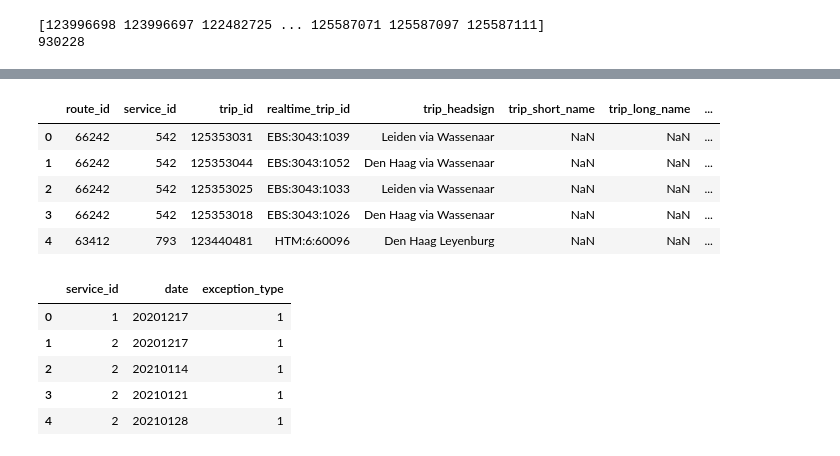
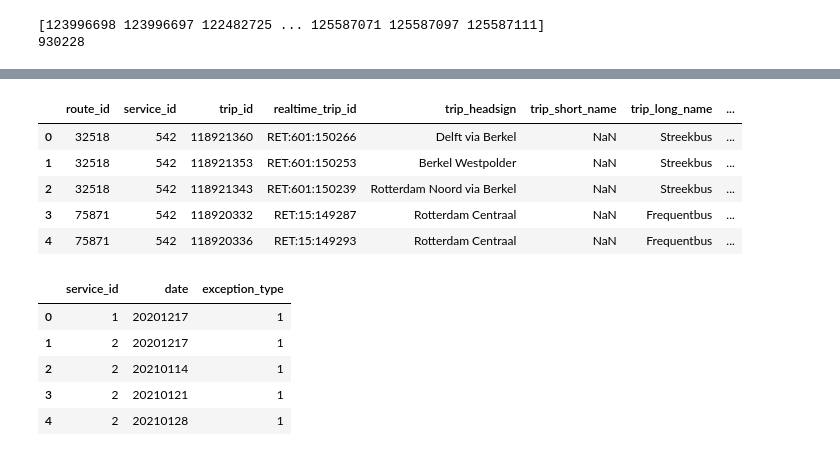
Before and after one commit to TPM-Resilience-Lab/public-transit-system, a Jupyter notebook: python-codes/gtfs_analysis.ipynb, the cells around one changed output, grey strips where cells are left out. Cells and saved outputs as stored; diff of their text form; code cells hidden in the pictures.

```diff
--- a/python-codes/gtfs_analysis.ipynb
+++ b/python-codes/gtfs_analysis.ipynb
@@ -249,10 +246,10 @@ stops.head()
 | 4 | 1013214 | NaN | Assen, Triade | 52.998037 | 6.558162 | 0 | NaN | NaN | ... |
 # %%
 #filtering transit stations within Hague
-hague_stations = []
+subset_stations_list = []
 
 for index, row in stops.iterrows():
     coords = (stops.stop_lon[index], stops.stop_lat[index])
     if geom.intersects(Point(coords)) == True:
-        hague_stations.append(stops.stop_id[index])
+        subset_stations_list.append(stops.stop_id[index])
 # %%
@@ -262,9 +259,9 @@ len(hague_stations)
 # %%
 #Creating the stops.txt file for Hague GTFS
-#hague_stops = stops[stops['stop_id'].isin(hague_stations)]
-#hague_stops.to_csv('C:/Users/srijith/Documents/GitHub/public-transit-system/gtfs_data/hague/stops.txt', header=True, index=False, sep=',')
+subset_stops = stops[stops['stop_id'].isin(subset_stations_list)]
+subset_stops.to_csv(DIR/'gtfs_data/cities/{}/stops.txt'.format(CITY_NAME), header=True, index=False, sep=',')
 
-hague_stops = pd.read_csv('C:/Users/srijith/Documents/GitHub/public-transit-system/gtfs_data/hague/stops.txt', sep=',')
-hague_stops.tail()
+subset_stops = pd.read_csv(DIR/'gtfs_data/cities/{}/stops.txt'.format(CITY_NAME), sep=',')
+subset_stops.tail()
 # %% [output]
 |  | stop_id | stop_code | stop_name | stop_lat | stop_lon | location_type | parent_station | stop_timezone | ... |
@@ -276,6 +273,6 @@ hague_stops.tail()
 # %%
-#Creating the stop_times.txt for Hague GTFS
-stop_times = pd.read_csv('../gtfs_data/netherlands/stop_times.txt', low_memory=False)
+#Creating the stop_times.txt for GTFS of the new city
+stop_times = pd.read_csv(DIR/'gtfs_data/{}/stop_times.txt'.format(REGION_NAME), low_memory=False)
 stop_times['stop_id'] = stop_times['stop_id'].astype(str)
 stop_times.head()
 # %% [output]
@@ -294,19 +291,16 @@ print(len(trip_list))
 [123996698 123996697 122482725 ... 125587071 125587097 125587111]
 930228
 # %%
-hague_trips = []
+subset_trips_list = []
 for index, trip in enumerate(trip_list):
     curr_service = stop_times[stop_times.trip_id == trip]
 
-    #print(curr_service.stop_id)
-    #print(curr_service.stop_id.isin(hague_stops.stop_id).any())
-
-    if curr_service['stop_id'].isin(hague_stops.stop_id).any():
-        hague_trips.append(trip)
+    if curr_service['stop_id'].isin(subset_stops.stop_id).any():
+        subset_trips_list.append(trip)
 
     if index % 500 == 0:
-        print(index, len(hague_trips))
+        print(index, len(subset_trips_list))
 
-print(len(hague_trips))
+print(len(subset_trips_list))
 # %% [output]
 0 0
@@ -342,20 +336,18 @@ hague_stop_times.head()
 # %%
 #Creating trips.txt for Hague
-#trips = pd.read_csv('../gtfs_data/netherlands/trips.txt', low_memory=False)
+trips = pd.read_csv(DIR/'gtfs_data/{}/trips.txt'.format(REGION_NAME), low_memory=False)
 
-#hague_trips = trips[trips['trip_id'].isin(hague_trips)]
-#hague_trips.to_csv('C:/Users/srijith/Documents/GitHub/public-transit-system/gtfs_data/hague/trips.txt', header=True, index=False, sep=',')
+subset_trips = trips[trips['trip_id'].isin(subset_trips_list)]
+subset_trips.to_csv(DIR/'gtfs_data/cities/{}/trips.txt'.format(CITY_NAME), header=True, index=False, sep=',')
 
-hague_trips = pd.read_csv('C:/Users/srijith/Documents/GitHub/public-transit-system/gtfs_data/hague/trips.txt', sep=',')
-
-hague_trips = pd.read_csv('C:/Users/srijith/Documents/GitHub/public-transit-system/gtfs_data/hague/trips.txt', sep=',')
-hague_trips.head()
+subset_trips = pd.read_csv(DIR/'gtfs_data/cities/{}/trips.txt'.format(CITY_NAME), sep=',')
+subset_trips.head()
 # %% [output]
 |  | route_id | service_id | trip_id | realtime_trip_id | trip_headsign | trip_short_name | trip_long_name | ... |
-| 0 | 66242 | 542 | 125353031 | EBS:3043:1039 | Leiden via Wassenaar | NaN | NaN | ... |
-| 1 | 66242 | 542 | 125353044 | EBS:3043:1052 | Den Haag via Wassenaar | NaN | NaN | ... |
-| 2 | 66242 | 542 | 125353025 | EBS:3043:1033 | Leiden via Wassenaar | NaN | NaN | ... |
-| 3 | 66242 | 542 | 125353018 | EBS:3043:1026 | Den Haag via Wassenaar | NaN | NaN | ... |
-| 4 | 63412 | 793 | 123440481 | HTM:6:60096 | Den Haag Leyenburg | NaN | NaN | ... |
+| 0 | 32518 | 542 | 118921360 | RET:601:150266 | Delft via Berkel | NaN | Streekbus | ... |
+| 1 | 32518 | 542 | 118921353 | RET:601:150253 | Berkel Westpolder | NaN | Streekbus | ... |
+| 2 | 32518 | 542 | 118921343 | RET:601:150239 | Rotterdam Noord via Berkel | NaN | Streekbus | ... |
+| 3 | 75871 | 542 | 118920332 | RET:15:149287 | Rotterdam Centraal | NaN | Frequentbus | ... |
+| 4 | 75871 | 542 | 118920336 | RET:15:149293 | Rotterdam Centraal | NaN | Frequentbus | ... |
 # %%
 #Creating trips.txt for Hague
```
Also changed, not shown: parts of 33 cells of this notebook, 23 other files.
